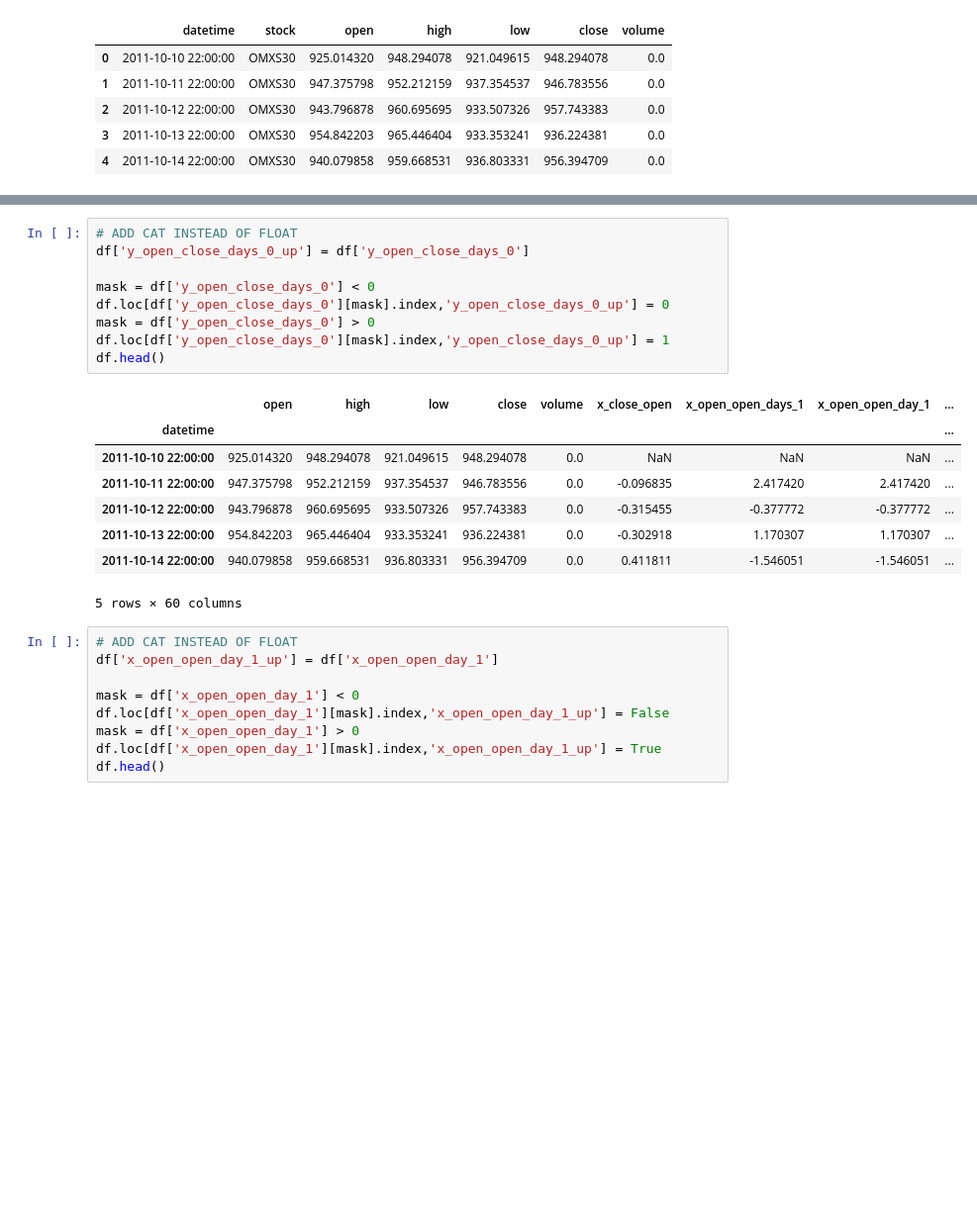
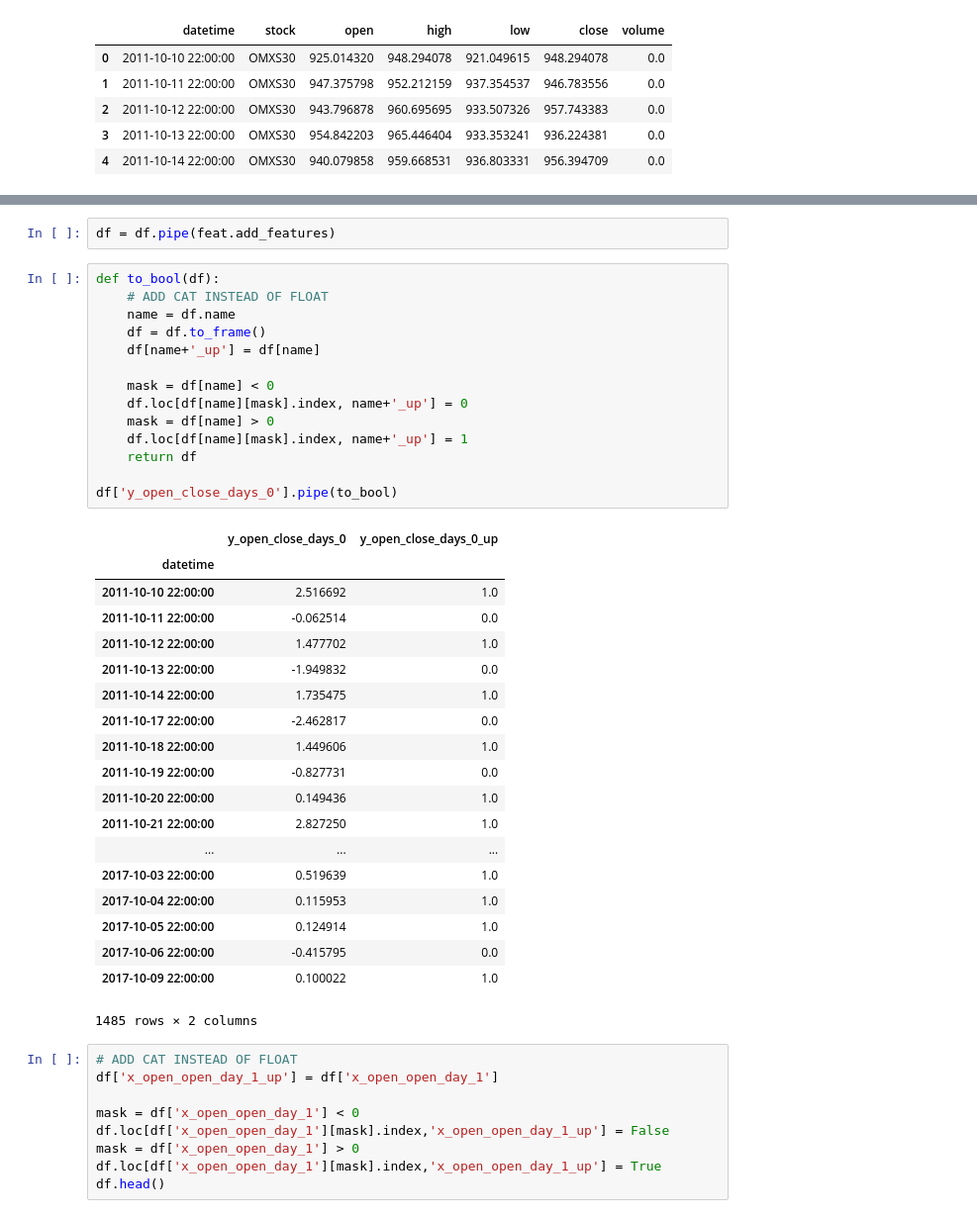
Before and after one commit to Hjartarson/stock-market, a Jupyter notebook: make-report-OMXS30.ipynb, the cells around one changed output, grey strips where cells are left out. Shown: that part at 99% size. Drawn from its saved outputs; the diff is of its cells as text; blank space fills up the shorter version.

```diff
--- a/make-report-OMXS30.ipynb
+++ b/make-report-OMXS30.ipynb
@@ -107,21 +61,39 @@ df.head()
+# %%
+df = df.pipe(feat.add_features)
 # %%
-# ADD CAT INSTEAD OF FLOAT
-df['y_open_close_days_0_up'] = df['y_open_close_days_0']
+def to_bool(df):
+    # ADD CAT INSTEAD OF FLOAT
+    name = df.name
+    df = df.to_frame()
+    df[name+'_up'] = df[name]
 
-mask = df['y_open_close_days_0'] < 0
-df.loc[df['y_open_close_days_0'][mask].index,'y_open_close_days_0_up'] = 0
-mask = df['y_open_close_days_0'] > 0
-df.loc[df['y_open_close_days_0'][mask].index,'y_open_close_days_0_up'] = 1
-df.head()
+    mask = df[name] < 0
+    df.loc[df[name][mask].index, name+'_up'] = 0
+    mask = df[name] > 0
+    df.loc[df[name][mask].index, name+'_up'] = 1
+    return df
+
+df['y_open_close_days_0'].pipe(to_bool)
 # %% [output]
-|  | open | high | low | close | volume | x_close_open | x_open_open_days_1 | x_open_open_day_1 | ... |
-| datetime |  |  |  |  |  |  |  |  | ... |
-| 2011-10-10 22:00:00 | 925.014320 | 948.294078 | 921.049615 | 948.294078 | 0.0 | NaN | NaN | NaN | ... |
-| 2011-10-11 22:00:00 | 947.375798 | 952.212159 | 937.354537 | 946.783556 | 0.0 | -0.096835 | 2.417420 | 2.417420 | ... |
-| 2011-10-12 22:00:00 | 943.796878 | 960.695695 | 933.507326 | 957.743383 | 0.0 | -0.315455 | -0.377772 | -0.377772 | ... |
-| 2011-10-13 22:00:00 | 954.842203 | 965.446404 | 933.353241 | 936.224381 | 0.0 | -0.302918 | 1.170307 | 1.170307 | ... |
-| 2011-10-14 22:00:00 | 940.079858 | 959.668531 | 936.803331 | 956.394709 | 0.0 | 0.411811 | -1.546051 | -1.546051 | ... |
+|  | y_open_close_days_0 | y_open_close_days_0_up |
+| datetime |  |  |
+| 2011-10-10 22:00:00 | 2.516692 | 1.0 |
+| 2011-10-11 22:00:00 | -0.062514 | 0.0 |
+| 2011-10-12 22:00:00 | 1.477702 | 1.0 |
+| 2011-10-13 22:00:00 | -1.949832 | 0.0 |
+| 2011-10-14 22:00:00 | 1.735475 | 1.0 |
+| 2011-10-17 22:00:00 | -2.462817 | 0.0 |
+| 2011-10-18 22:00:00 | 1.449606 | 1.0 |
+| 2011-10-19 22:00:00 | -0.827731 | 0.0 |
+| 2011-10-20 22:00:00 | 0.149436 | 1.0 |
+| 2011-10-21 22:00:00 | 2.827250 | 1.0 |
+| ... | ... | ... |
+| 2017-10-03 22:00:00 | 0.519639 | 1.0 |
+| 2017-10-04 22:00:00 | 0.115953 | 1.0 |
+| 2017-10-05 22:00:00 | 0.124914 | 1.0 |
+| 2017-10-06 22:00:00 | -0.415795 | 0.0 |
+| 2017-10-09 22:00:00 | 0.100022 | 1.0 |
-5 rows × 60 columns
+1485 rows × 2 columns
 # %%
 # ADD CAT INSTEAD OF FLOAT
 df['x_open_open_day_1_up'] = df['x_open_open_day_1']
```
Also changed, not shown: parts of 5 cells of this notebook, 17 other files.
